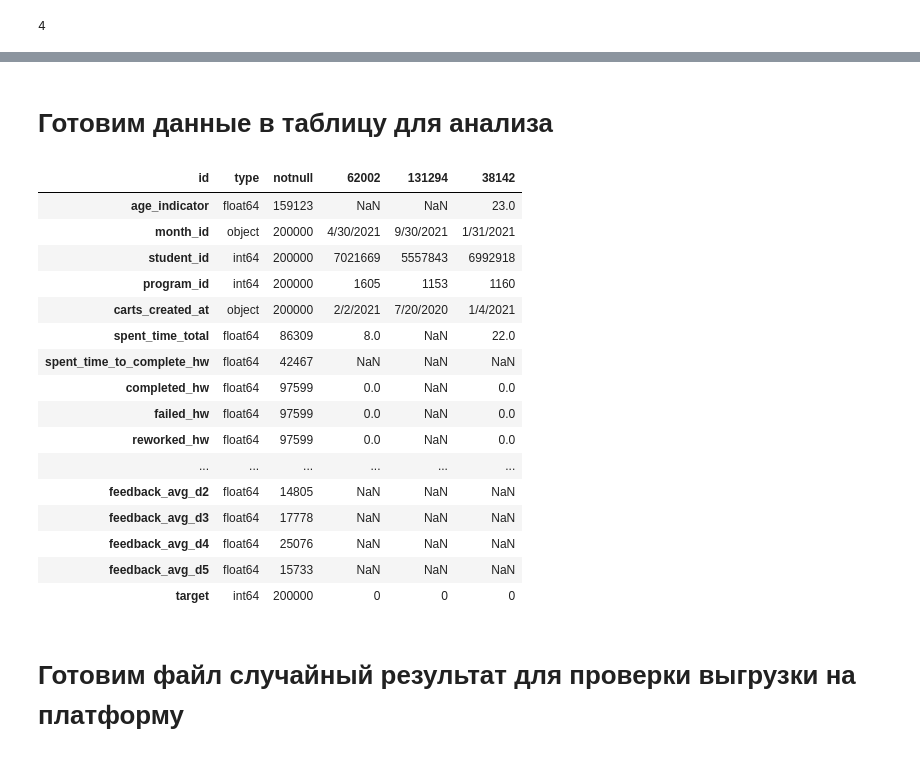
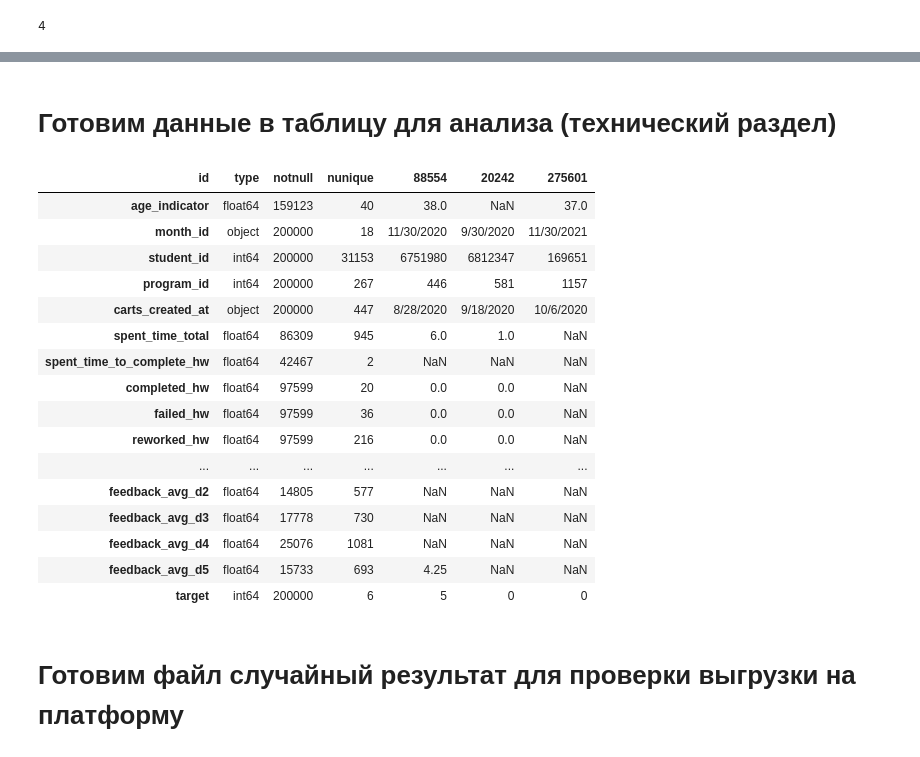
Before and after one commit to Igor-Belskiy/netology-case, a Jupyter notebook: Нетология_(моё_решение).ipynb, the cells around one changed output, grey strips where cells are left out. Cells and saved outputs as stored; diff of their text form; code cells hidden in the pictures.

```diff
--- a/Нетология_(моё_решение).ipynb
+++ b/Нетология_(моё_решение).ipynb
@@ -259,0 +292,6 @@ df_train['student_id'].nunique()
+# %%
+# Пять столбцов  'bought_d..' переводим в формат float64 для дальнейшей обработки и нормирования
+
+list_to_float64 =['bought_d1', 'bought_d2', 'bought_d3', 'bought_d4', 'bought_d5']
+
+df_train[list_to_float64] = df_train[list_to_float64].astype('float64')
@@ -259,0 +318,7 @@ df_train['student_id'].nunique()
+# %%
+# Для дальнейшего заполнения пропусков средними значениями и нормирования
+# Отбираем столбцы типа 'float64',
+
+num_columns = df_train.columns[df_train.dtypes == 'float64']
+
+num_columns
@@ -259,0 +339,6 @@ df_train['student_id'].nunique()
+# %%
+# Рассчитываем средние значения в столбцах для заполнения отсутствующих значений
+
+mean_value_to_fill_num_columns = df_train[num_columns].mean()
+
+mean_value_to_fill_num_columns
@@ -259,0 +363,6 @@ df_train['student_id'].nunique()
+# %%
+# Заполняем средними значениями отсутствующие значения в указанных столбцах
+
+df_train = df_train.fillna(value=mean_value_to_fill_num_columns)
+
+df_train.info()
@@ -260,33 +384,35 @@ df_train['student_id'].nunique()
 # %% [markdown]
-# Готовим данные в таблицу для анализа
+# Готовим данные в таблицу для анализа  (технический раздел)
 # %%
 s = df_train.sample(3).transpose()
 
 s.insert(0,'type', df_train.dtypes)
 
 s.insert(1, 'notnull', df_train.notnull().sum())
 
+s.insert(2, 'nunique', df_train.nunique())
+
 s.to_excel('types.xls')
 
 s
 # %% [output]
-| id | type | notnull | 62002 | 131294 | 38142 |
-| age_indicator | float64 | 159123 | NaN | NaN | 23.0 |
-| month_id | object | 200000 | 4/30/2021 | 9/30/2021 | 1/31/2021 |
-| student_id | int64 | 200000 | 7021669 | 5557843 | 6992918 |
-| program_id | int64 | 200000 | 1605 | 1153 | 1160 |
-| carts_created_at | object | 200000 | 2/2/2021 | 7/20/2020 | 1/4/2021 |
-| spent_time_total | float64 | 86309 | 8.0 | NaN | 22.0 |
-| spent_time_to_complete_hw | float64 | 42467 | NaN | NaN | NaN |
-| completed_hw | float64 | 97599 | 0.0 | NaN | 0.0 |
-| failed_hw | float64 | 97599 | 0.0 | NaN | 0.0 |
-| reworked_hw | float64 | 97599 | 0.0 | NaN | 0.0 |
-| ... | ... | ... | ... | ... | ... |
-| feedback_avg_d2 | float64 | 14805 | NaN | NaN | NaN |
-| feedback_avg_d3 | float64 | 17778 | NaN | NaN | NaN |
-| feedback_avg_d4 | float64 | 25076 | NaN | NaN | NaN |
-| feedback_avg_d5 | float64 | 15733 | NaN | NaN | NaN |
-| target | int64 | 200000 | 0 | 0 | 0 |
+| id | type | notnull | nunique | 88554 | 20242 | 275601 |
+| age_indicator | float64 | 159123 | 40 | 38.0 | NaN | 37.0 |
+| month_id | object | 200000 | 18 | 11/30/2020 | 9/30/2020 | 11/30/2021 |
+| student_id | int64 | 200000 | 31153 | 6751980 | 6812347 | 169651 |
+| program_id | int64 | 200000 | 267 | 446 | 581 | 1157 |
+| carts_created_at | object | 200000 | 447 | 8/28/2020 | 9/18/2020 | 10/6/2020 |
+| spent_time_total | float64 | 86309 | 945 | 6.0 | 1.0 | NaN |
+| spent_time_to_complete_hw | float64 | 42467 | 2 | NaN | NaN | NaN |
+| completed_hw | float64 | 97599 | 20 | 0.0 | 0.0 | NaN |
+| failed_hw | float64 | 97599 | 36 | 0.0 | 0.0 | NaN |
+| reworked_hw | float64 | 97599 | 216 | 0.0 | 0.0 | NaN |
+| ... | ... | ... | ... | ... | ... | ... |
+| feedback_avg_d2 | float64 | 14805 | 577 | NaN | NaN | NaN |
+| feedback_avg_d3 | float64 | 17778 | 730 | NaN | NaN | NaN |
+| feedback_avg_d4 | float64 | 25076 | 1081 | NaN | NaN | NaN |
+| feedback_avg_d5 | float64 | 15733 | 693 | 4.25 | NaN | NaN |
+| target | int64 | 200000 | 6 | 5 | 0 | 0 |
 # %% [markdown]
 # Готовим файл случайный результат для проверки выгрузки на платформу
 # %%
```
Also changed, not shown: parts of 14 cells of this notebook.
